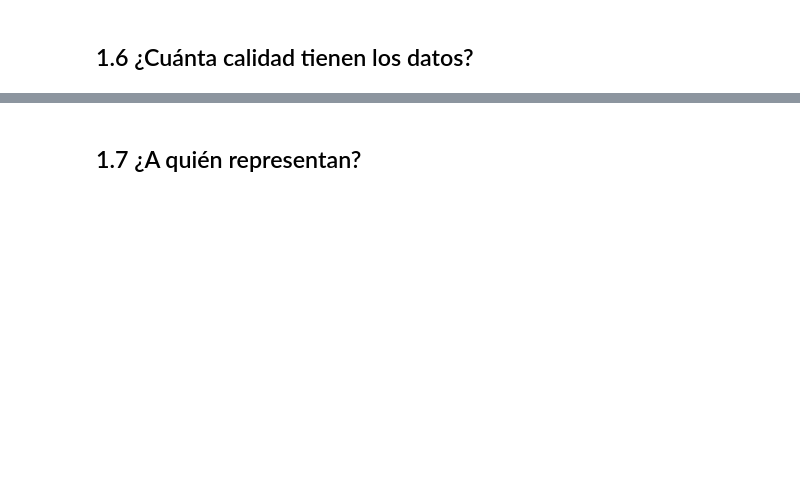
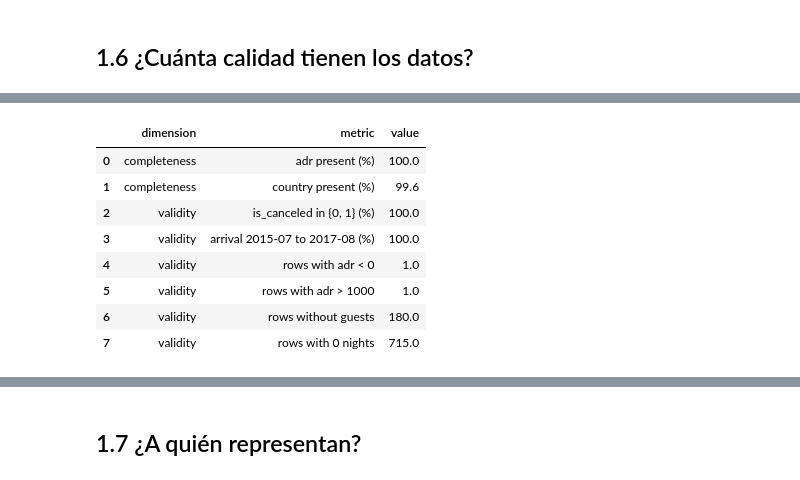
Before and after one commit to klorenzoe/hotel-booking-ML-project, a Jupyter notebook: hotel_booking_ml.ipynb, the cells around one changed output, grey strips where cells are left out. Drawn from its saved outputs; the diff is of its cells as text; code cells hidden in the pictures; blank space fills up the shorter version.

```diff
--- a/hotel_booking_ml.ipynb
+++ b/hotel_booking_ml.ipynb
@@ -346,0 +419,25 @@ pd.DataFrame({
+# %%
+ADR_MAX: int = 1_000  # domain limit (the 2nd highest adr is 510)
+guests = df["adults"] + df["children"].fillna(0) + df["babies"]
+
+quality = pd.DataFrame([
+    ("completeness", "adr present (%)",                pct(df["adr"].notna())),
+    ("completeness", "country present (%)",            pct(raw["country"] != "NULL")),
+    ("validity",     "is_canceled in {0, 1} (%)",      pct(df["is_canceled"].isin([0, 1]))),
+    ("validity",     "arrival 2015-07 to 2017-08 (%)", pct(df["arrival_date"].between("2015-07-01", "2017-08-31"))),
+    ("validity",     "rows with adr < 0",              int((df["adr"] < 0).sum())),
+    ("validity",     f"rows with adr > {ADR_MAX}",     int((df["adr"] > ADR_MAX).sum())),
+    ("validity",     "rows without guests",            int((guests == 0).sum())),
+    ("validity",     "rows with 0 nights",             int((df["total_nights"] == 0).sum())),
+], columns=["dimension", "metric", "value"])
+quality
+# %% [output]
+|  | dimension | metric | value |
+| 0 | completeness | adr present (%) | 100.0 |
+| 1 | completeness | country present (%) | 99.6 |
+| 2 | validity | is_canceled in {0, 1} (%) | 100.0 |
+| 3 | validity | arrival 2015-07 to 2017-08 (%) | 100.0 |
+| 4 | validity | rows with adr < 0 | 1.0 |
+| 5 | validity | rows with adr > 1000 | 1.0 |
+| 6 | validity | rows without guests | 180.0 |
+| 7 | validity | rows with 0 nights | 715.0 |
```
Also changed, not shown: parts of 36 cells of this notebook.
